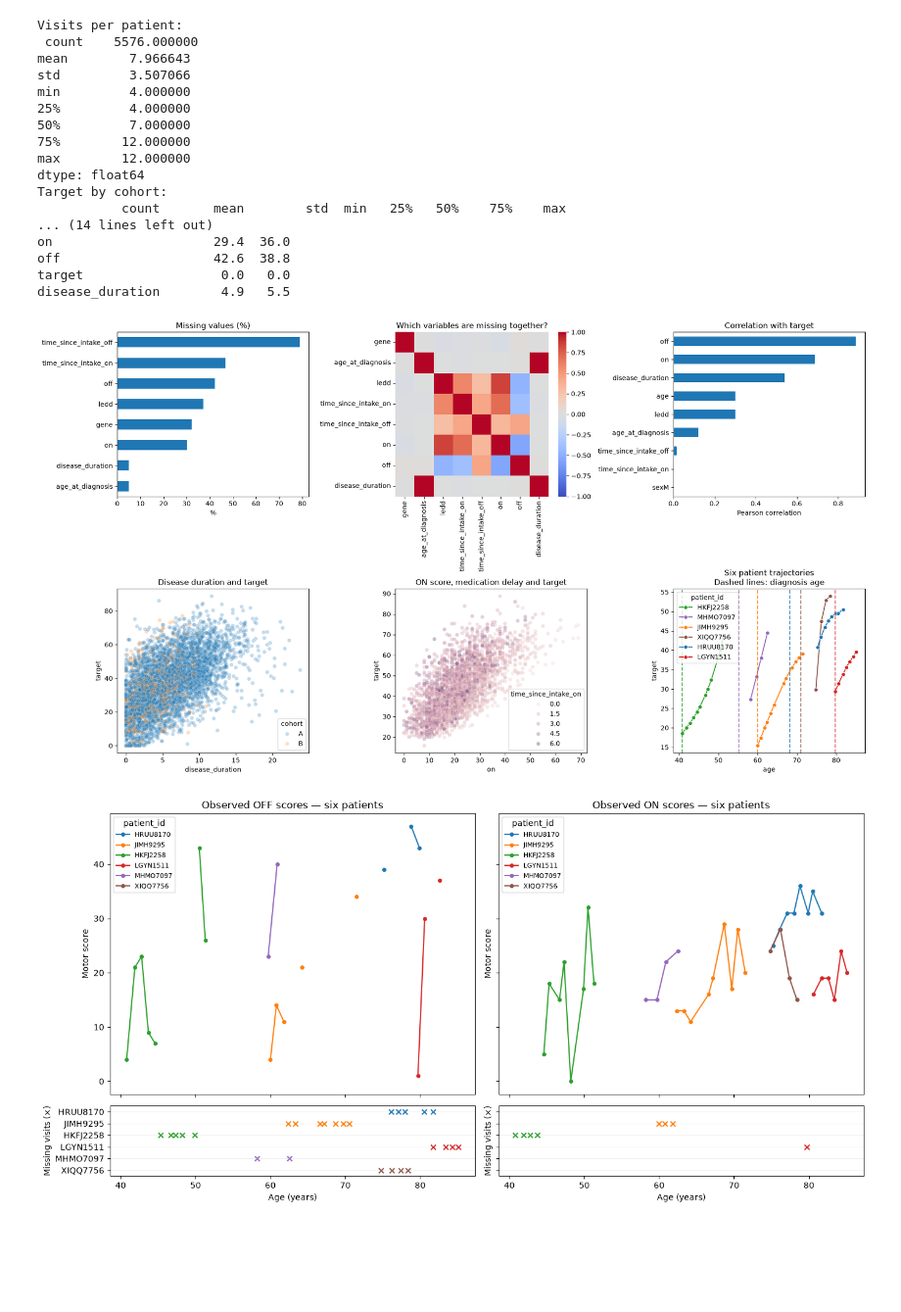
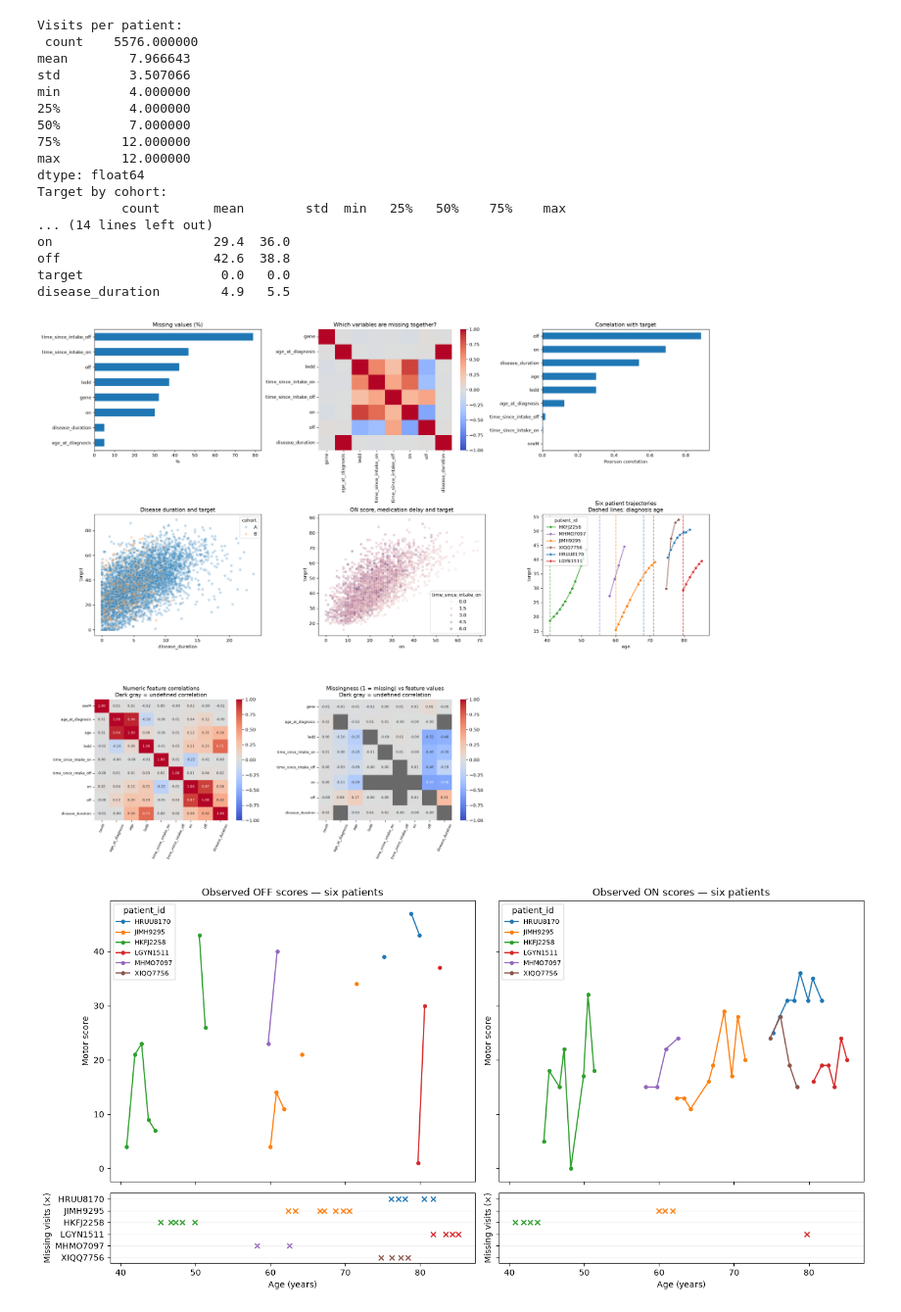
Before and after one commit to luc-polo/Challenge_Parkinson_disease, a Jupyter notebook: exploration/dataset_exploration.ipynb, the cells around one changed output. Shown at 98% size. Saved outputs shown, nothing was run; the diff lists cells and outputs as text; code cells hidden in the pictures; blank space fills up the shorter version.

```diff
--- a/exploration/dataset_exploration.ipynb
+++ b/exploration/dataset_exploration.ipynb
@@ -23,7 +23,7 @@ print("Target by cohort:\n", eda.groupby("cohort")["target"].describe())
 print("Missing % by cohort:\n", eda.groupby("cohort").agg(
     lambda col: 100 * col.isna().mean()).round(1).T.to_string())
 
-fig, axes = plt.subplots(2, 3, figsize=(18, 10))
+fig, axes = plt.subplots(3, 3, figsize=(21, 17))
 
 missing = eda.columns[eda.isna().any()]
 (100 * eda[missing].isna().mean()).sort_values().plot.barh(ax=axes[0, 0])
@@ -49,34 +49,50 @@ axes[1, 1].set_title("ON score, medication delay and target")
 patients = eda["patient_id"].drop_duplicates().sample(6, random_state=42)
 history = eda[eda["patient_id"].isin(patients)].sort_values("age")
 palette = dict(zip(patients, sns.color_palette(n_colors=6)))
 sns.lineplot(data=history, x="age", y="target", hue="patient_id", palette=palette,
              estimator=None, marker="o", ax=axes[1, 2])
 # Diagnosis lines match patient colors; skip unknown diagnosis ages.
 for patient, diagnosis_age in history.groupby("patient_id")["age_at_diagnosis"].first().dropna().items():
     axes[1, 2].axvline(diagnosis_age, color=palette[patient], linestyle="--", alpha=0.7)
 axes[1, 2].set_title("Six patient trajectories\nDashed lines: diagnosis age")
 
+# Pearson correlations between numeric features, and missingness versus feature values.
+values = numeric.drop(columns="target")
+flags = eda[missing].isna().astype(int).add_suffix("_missing")
+missing_value_corr = pd.concat([flags, values], axis=1).corr().loc[flags.columns, values.columns]
+for ax, correlations, title in [
+    (axes[2, 0], values.corr(), "Numeric feature correlations"),
+    (axes[2, 1], missing_value_corr.set_axis(missing), "Missingness (1 = missing) vs feature values"),
+]:
+    sns.heatmap(correlations, vmin=-1, vmax=1, cmap="coolwarm", annot=True, fmt=".2f",
+                annot_kws={"size": 7}, ax=ax)
+    ax.set_title(title + "\nDark gray = undefined correlation")
+    ax.set_facecolor("dimgray")
+    ax.tick_params(axis="both", labelsize=8)
+    ax.tick_params(axis="x", labelrotation=65)
+axes[2, 2].axis("off")
+
 plt.tight_layout()
 plt.show()
 # %% [output]
 Visits per patient:
  count    5576.000000
 mean        7.966643
 std         3.507066
 min         4.000000
 25%         4.000000
 50%         7.000000
 75%        12.000000
 max        12.000000
 dtype: float64
 Target by cohort:
            count       mean        std  min   25%   50%    75%    max
 ... (14 lines left out)
 on                     29.4  36.0
 off                    42.6  38.8
 target                  0.0   0.0
 disease_duration        4.9   5.5
-[figure, old version]
+[figure, new version]
 # %%
 # Raw ON/OFF measurements for the same patients; NaNs break the connecting lines.
 fig, axes = plt.subplots(2, 2, figsize=(14, 7), sharex="col", sharey="row",
```
Also changed, not shown: 1 other file.
